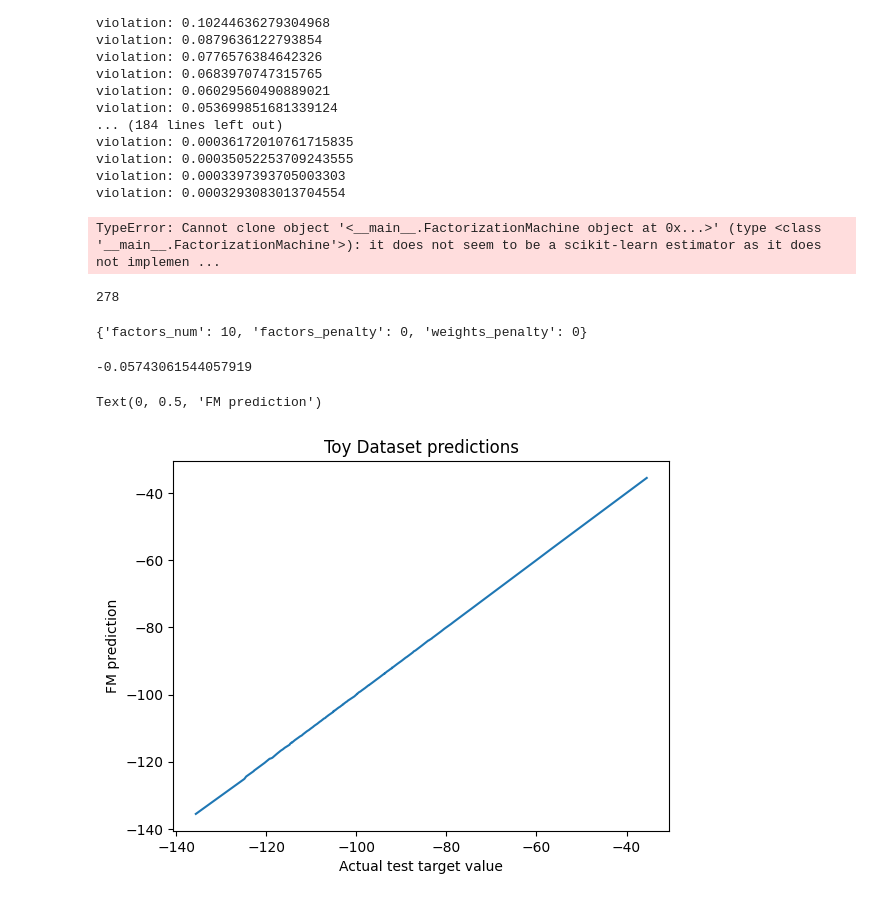
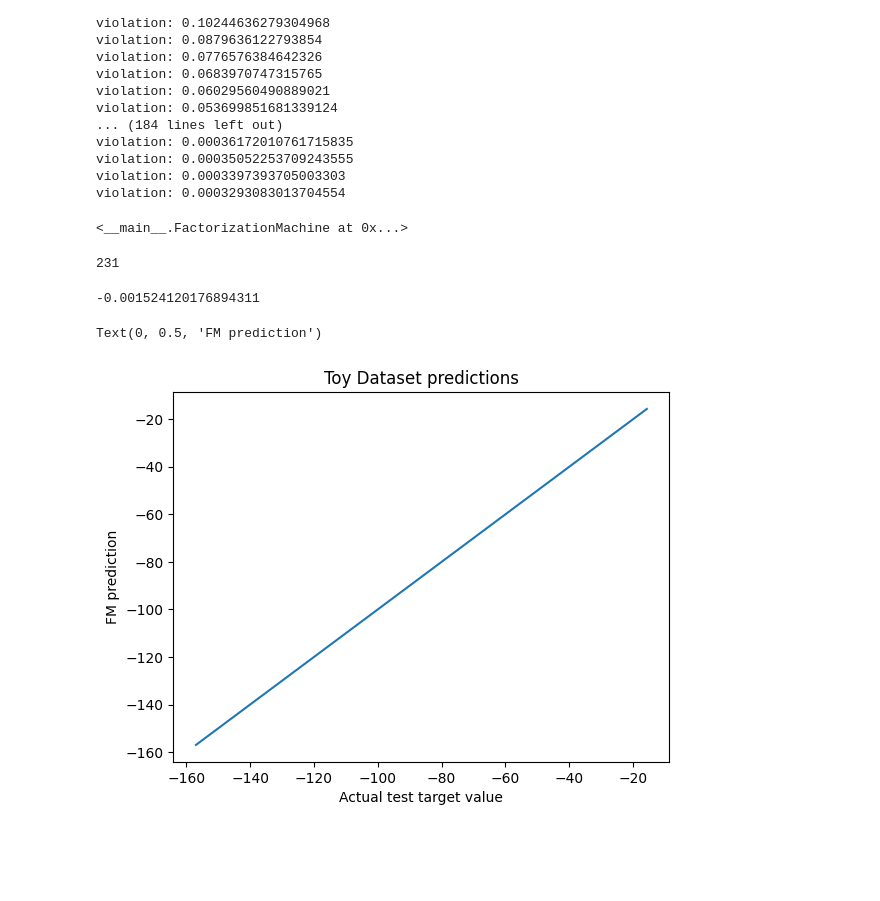
Before and after one commit to maria-khanina/movie_recommender, a Jupyter notebook: logic/factorization_machine.ipynb, the cells around one changed output. Cells and saved outputs as stored; diff of their text form; code cells hidden in the pictures; blank space fills up the shorter version.

```diff
--- a/logic/factorization_machine.ipynb
+++ b/logic/factorization_machine.ipynb
@@ -862,31 +899,28 @@ fm = FactorizationMachine(
     random_state=42,
     batch_size=300,
     learn_rate=0.1,
+    factors_num=20,
     metric="neg_rmse",
 )
 
 fm.fit(X_train, y_train, eval_set=(X_val, y_val))
 # %% [output]
-TypeError: Cannot clone object '<__main__.FactorizationMachine object at 0x...>' (type <class '__main__.FactorizationMachine'>): it does not seem to be a scikit-learn estimator as it does not implemen ...
+<__main__.FactorizationMachine at 0x...>
 # %%
-fm_searcher.best_estimator_.n_epoch
+fm.stop_epoch
 # %% [output]
-278
+231
-# %%
-fm_searcher.best_params_
-# %% [output]
-{'factors_num': 10, 'factors_penalty': 0, 'weights_penalty': 0}
 # %%
-fm_searcher.score(X_test, y_test)
+fm.score(X_test, y_test)
 # %% [output]
--0.05743061544057919
+-0.001524120176894311
 # %%
-y_pred = fm_searcher.predict(X_test)
+y_pred = fm.predict(X_test)
 
 sns.lineplot(x=y_test, y=y_pred)
 plt.title("Toy Dataset predictions")
 plt.xlabel("Actual test target value")
 plt.ylabel("FM prediction")
 # %% [output]
 Text(0, 0.5, 'FM prediction')
-[figure, old version]
+[figure, new version]
```
Also changed, not shown: parts of 21 cells of this notebook, 3 other files.
